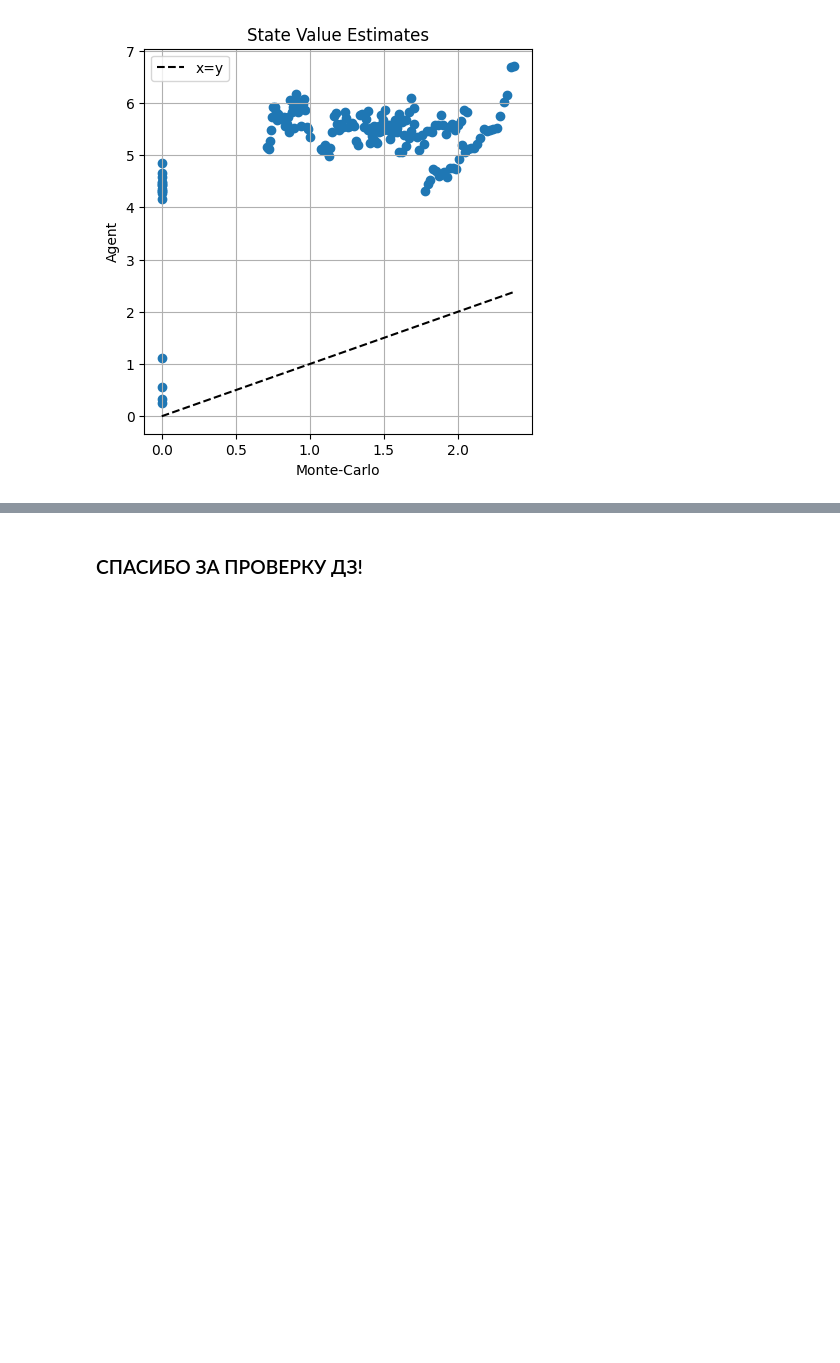
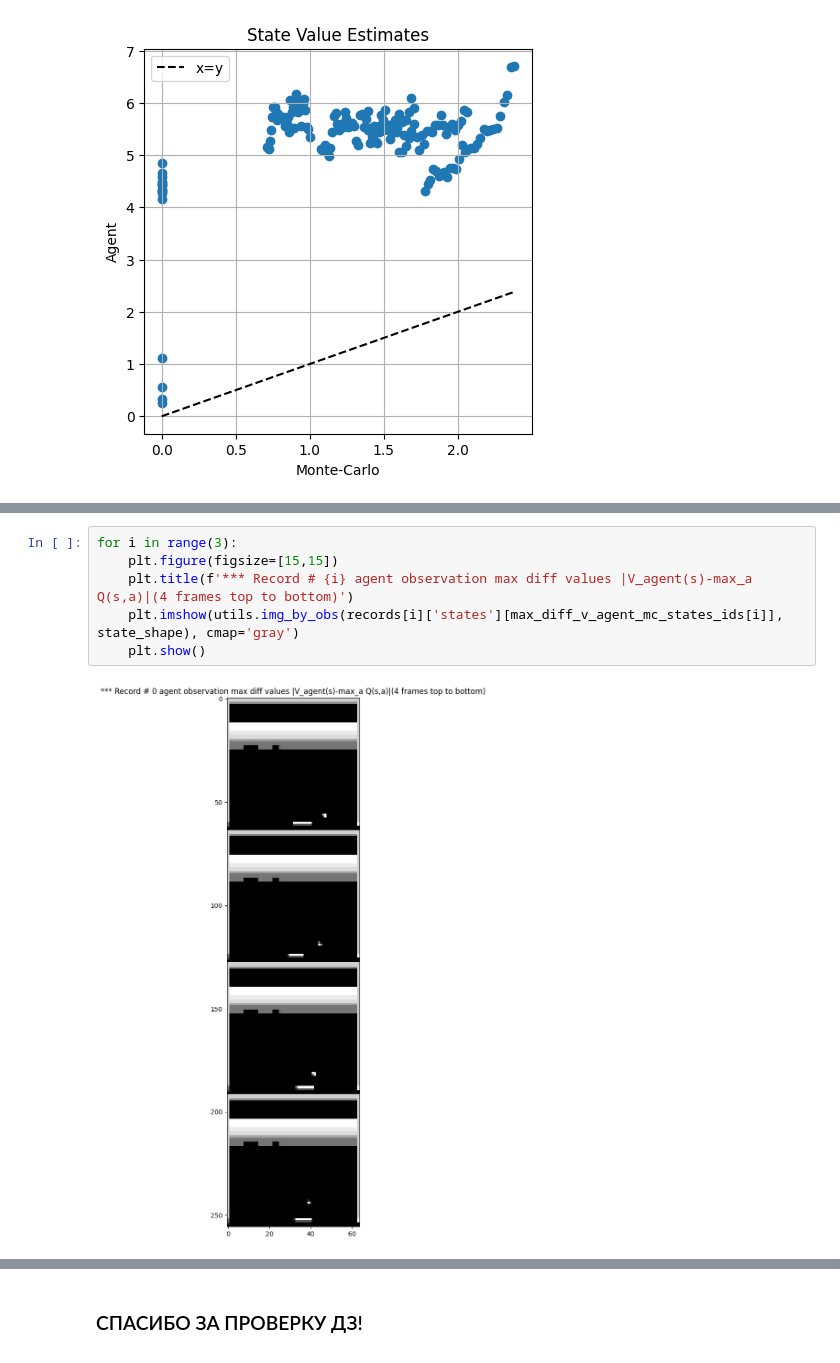
Before and after one commit to zhus-dika/RL_home_works, a Jupyter notebook: hw_2_dqn_cnn_kaggle.ipynb, the cells around one changed output, grey strips where cells are left out. Drawn from its saved outputs; the diff is of its cells as text; blank space fills up the shorter version.

```diff
--- a/hw_2_dqn_cnn_kaggle.ipynb
+++ b/hw_2_dqn_cnn_kaggle.ipynb
@@ -822,0 +928,8 @@ from utils import play_and_log_episode, img_by_obs
+# %%
+for i in range(3):
+    plt.figure(figsize=[15,15])
+    plt.title(f'*** Record # {i} agent observation max diff values |V_agent(s)-max_a Q(s,a)|(4 frames top to bottom)')
+    plt.imshow(utils.img_by_obs(records[i]['states'][max_diff_v_agent_mc_states_ids[i]], state_shape), cmap='gray')
+    plt.show()
+# %% [output]
+[figure, added]
```
Also changed, not shown: parts of 21 cells of this notebook.
